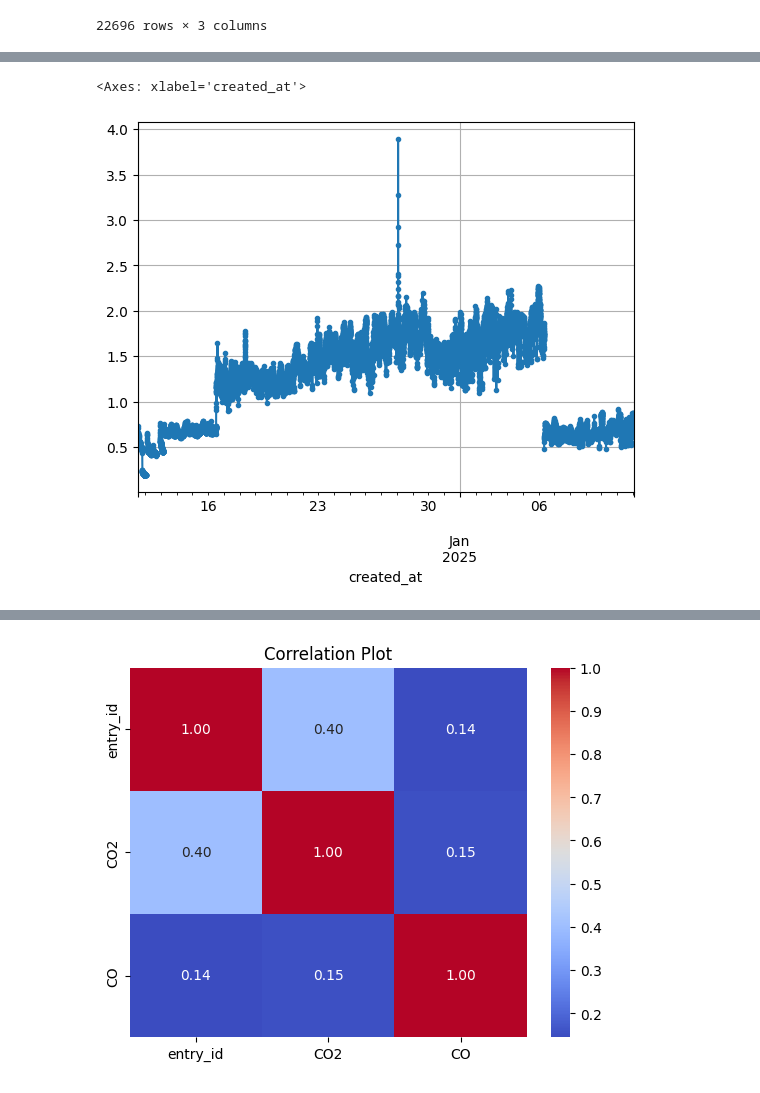
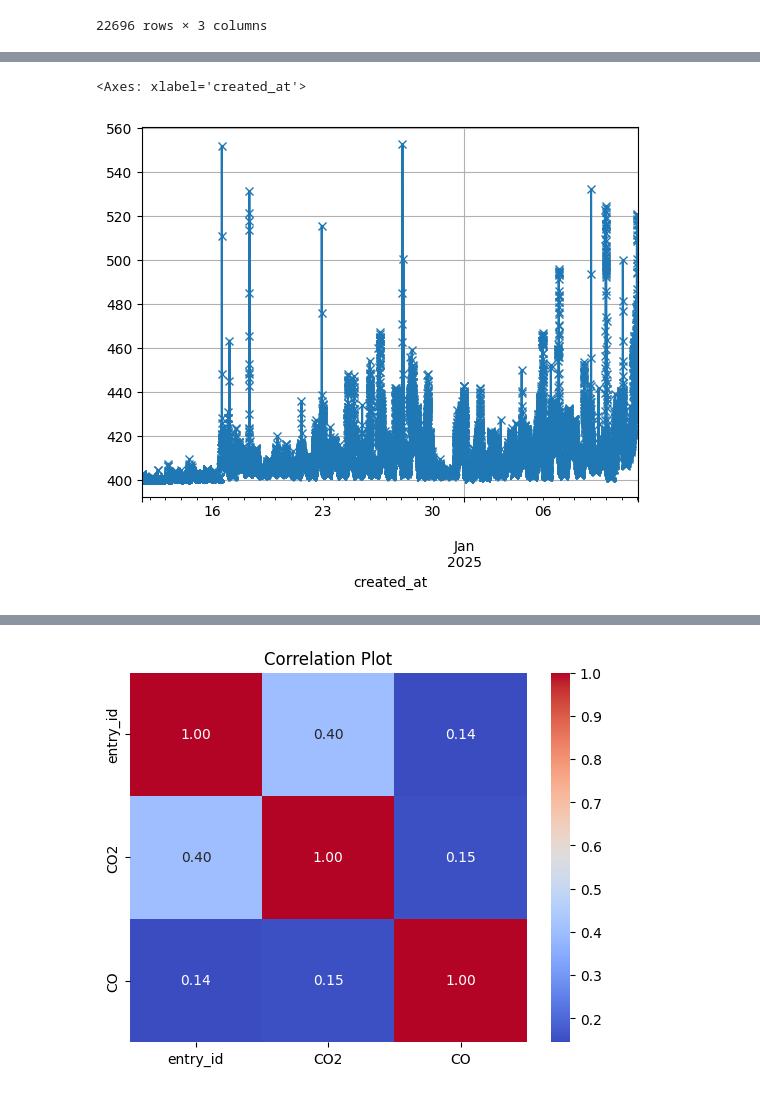
Before and after one commit to Hardtophead/Prediksi_Polusi_Udara, a Jupyter notebook: Prediksi_Polusi_LSTM.ipynb, the cells around one changed output, grey strips where cells are left out. Cells and saved outputs as stored; diff of their text form; code cells hidden in the pictures.

```diff
--- a/Prediksi_Polusi_LSTM.ipynb
+++ b/Prediksi_Polusi_LSTM.ipynb
@@ -123,5 +118,5 @@ df_per_2menit['CO2']['2024-12-11':'2025-01-12'].plot(grid=True, marker='.')
-# %%
-df_per_2menit['CO']['2024-12-11':'2025-01-12'].plot(grid=True, marker='.')
-# %% [output]
-<Axes: xlabel='created_at'>
-[figure, removed]
+# %%
+df_per_2menit['CO2'].plot(grid=True, marker='x')
+# %% [output]
+<Axes: xlabel='created_at'>
+[figure, added]
```
Also changed, not shown: parts of 30 cells of this notebook.
